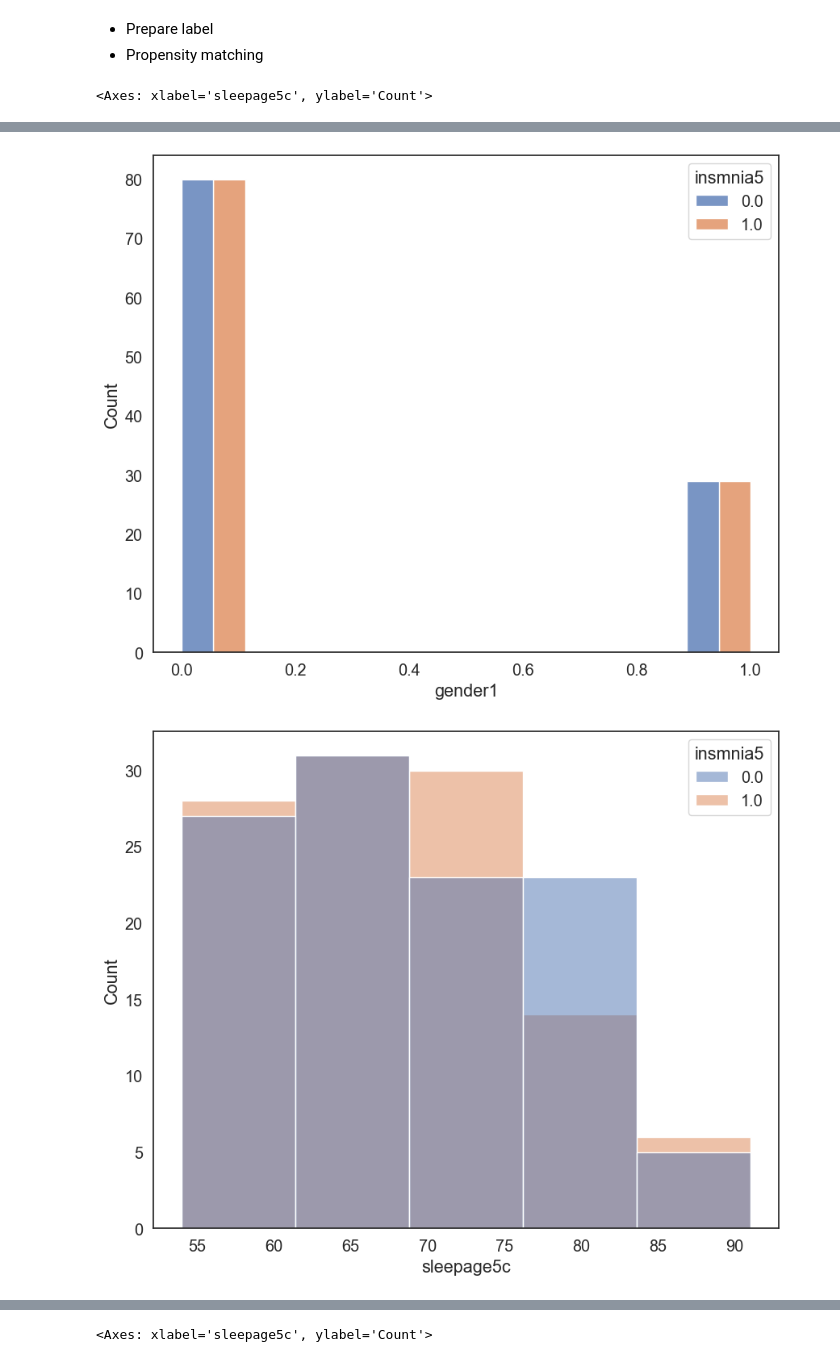
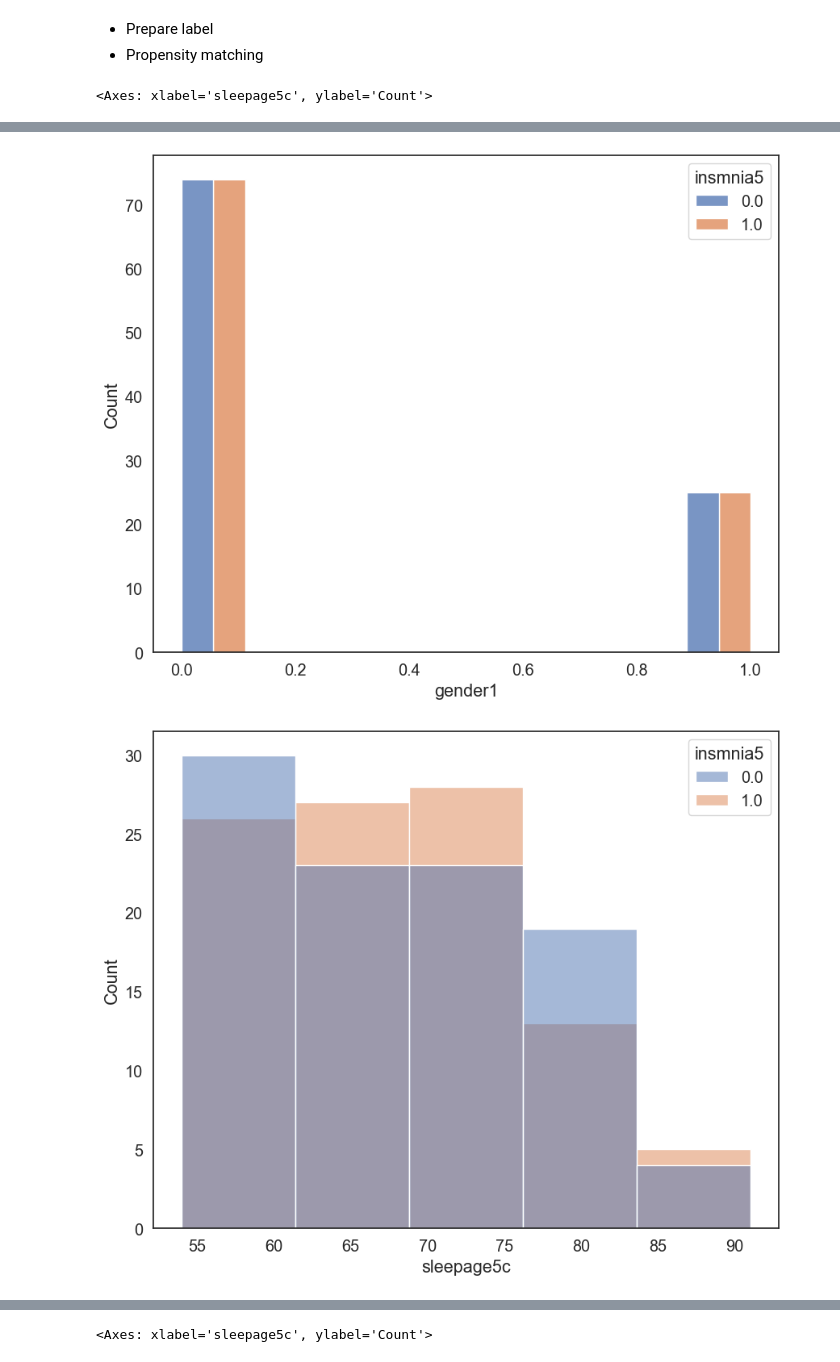
Before and after one commit to chyoungseok/insomnia_classifier, a Jupyter notebook: 05_prepare_label.ipynb, the cells around one changed output, grey strips where cells are left out. Cells and saved outputs as stored; diff of their text form; code cells hidden in the pictures.

```diff
--- a/05_prepare_label.ipynb
+++ b/05_prepare_label.ipynb
@@ -3,6 +3,7 @@
 - Propensity matching
 # %%
 import os
+import numpy as np
 import pandas as pd
 import seaborn as sns
 import matplotlib.pyplot as plt
@@ -10,7 +11,18 @@ from psmpy import PsmPy
 from psmpy.plotting import *
 
 path_csv = "Y:/MESA_0.7.0/mesa/datasets"
+path_prepro = 'Y:/MESA_0.7.0/ppg_preprocessed'
+
 df = pd.read_csv(os.path.join(path_csv, 'mesa-sleep-dataset-0.7.0.csv'), index_col=0)
+
+def add_zero_to_id(sub_id):
+    i = 1000
+    while 1:
+        if (sub_id // i) >= 1:
+            add_zeros = '0' * (3 - int(np.log10(i)))
+            return f"{add_zeros}{sub_id}"
+        else:
+            i /= 10
 
 # OSA, RLS 환자 제외
 con_osa = df.slpapnea5 == 1
@@ -26,18 +38,32 @@ for column in df_selected.columns:
     con_not_NaN &= ~df_selected[column].isna()
 df_selected = df_selected[con_not_NaN]
 
+# 실제 ppg 파일을 보유한 case만 남김
+sr_fn = pd.Series(os.listdir(path_prepro))
+id_with_ppg = []
+for id in df_selected.index:
+    if sr_fn.str.contains(add_zero_to_id(id)).sum() == 1:
+        id_with_ppg.append(id)
+    elif sr_fn.str.contains(add_zero_to_id(id)).sum() > 1:
+        print(id) # 여기서 출력되는 id가 없었음 --> 중복되는 id는 없다.
+    # else:
+    #     if df_selected.loc[id, 'insmnia5'] == 1:
+    #         print(id) # insmnia5 = 1인데, PPG가 없는 인원 (10명) 168, 179, 2628, 3715, 3782, 4169, 4221, 4940, 6550, 6699
+
+df_selected_with_ppg = df_selected.loc[id_with_ppg, :]
+
 # Propensity score matching
-def get_ids_psm(df_selected, is_plot=False):
-    df_selected_psm = df_selected.reset_index(inplace=False, drop=False)
+def get_ids_psm(df, is_plot=False):
+    df_psm = df.reset_index(inplace=False, drop=False)
 
     # Label change. PsmPy는 label이 0인 그룹을 고정한 채로, label이 1인 그룹에서 추출하기 때문
-    con_ins_0 = df_selected_psm.insmnia5 == 0
-    con_ins_1 = df_selected_psm.insmnia5 == 1
-    df_selected_psm.loc[con_ins_0, 'insmnia5'] = 1
-    df_selected_psm.loc[con_ins_1, 'insmnia5'] = 0
+    con_ins_0 = df_psm.insmnia5 == 0
+    con_ins_1 = df_psm.insmnia5 == 1
+    df_psm.loc[con_ins_0, 'insmnia5'] = 1
+    df_psm.loc[con_ins_1, 'insmnia5'] = 0
 
     # 2. insmnia5가 1인 그룹과 0인 그룹으로 분리
-    psm = PsmPy(df_selected_psm, treatment='insmnia5', indx='mesaid', seed=42)
+    psm = PsmPy(df_psm, treatment='insmnia5', indx='mesaid', seed=42)
 
     # 3. Propensity Score 계산 (gender1과 sleepage5c만 포함)
     psm.logistic_ps(balance=True)
@@ -50,13 +76,15 @@ def get_ids_psm(df_selected, is_plot=False):
         psm.effect_size_plot()
     return matched_mesaid
 
-matched_mesaid = get_ids_psm(df_selected=df_selected.copy(), is_plot=True)
-df_selected_psm = df_selected.loc[matched_mesaid, :]
+matched_mesaid = get_ids_psm(df=df_selected_with_ppg.copy(), is_plot=True)
+df_selected_with_ppg_psm = df_selected_with_ppg.loc[matched_mesaid, :]
+
+df_selected_with_ppg_psm.to_csv("./df_delected_psm.csv")
 
 plt.figure()
-sns.histplot(data=df_selected_psm, x='gender1', hue='insmnia5', multiple="dodge")
+sns.histplot(data=df_selected_with_ppg_psm, x='gender1', hue='insmnia5', multiple="dodge")
 
 plt.figure()
-sns.histplot(data=df_selected_psm, x='sleepage5c', hue='insmnia5', bins=5)
+sns.histplot(data=df_selected_with_ppg_psm, x='sleepage5c', hue='insmnia5', bins=5)
 # %% [output]
 <Axes: xlabel='sleepage5c', ylabel='Count'>
@@ -64,2 +92,2 @@ sns.histplot(data=df_selected_psm, x='sleepage5c', hue='insmnia5', bins=5)
-[figure, old version]
+[figure, new version]
-[figure, old version]
+[figure, new version]
```
Also changed, not shown: parts of 3 cells of this notebook, 8 other files.
